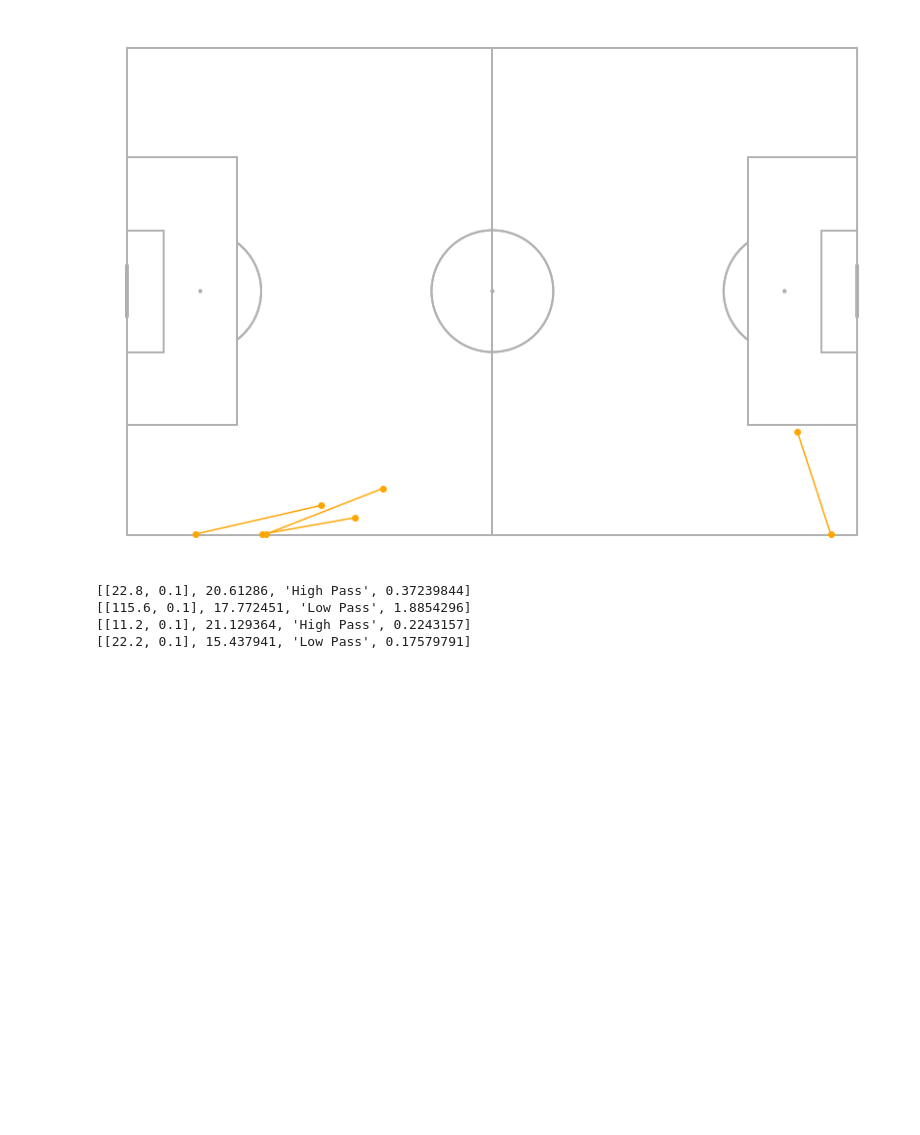
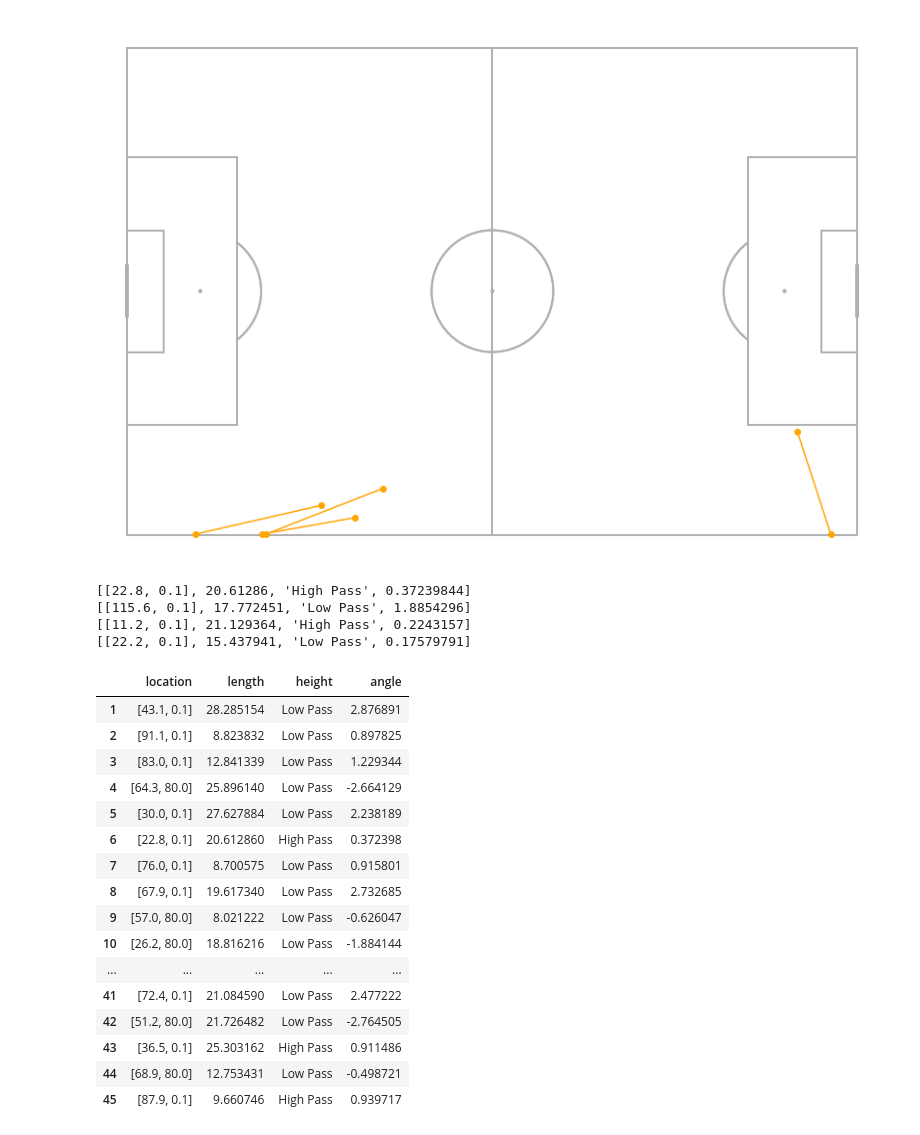
Before and after one commit to ryaa2020/Throw-ins-Gain-the-Upper-Hand, a Jupyter notebook: firstContact.ipynb, the cells around one changed output. Saved outputs shown, nothing was run; the diff lists cells and outputs as text; code cells hidden in the pictures; blank space fills up the shorter version.

```diff
--- a/firstContact.ipynb
+++ b/firstContact.ipynb
@@ -241,3 +240,26 @@ for loc in pass_info.values():
 [[115.6, 0.1], 17.772451, 'Low Pass', 1.8854296]
 [[11.2, 0.1], 21.129364, 'High Pass', 0.2243157]
 [[22.2, 0.1], 15.437941, 'Low Pass', 0.17579791]
+# %%
+# inputting pass information into a dataframe
+df_passInfo = pd.DataFrame.from_dict(pass_info,orient='index')
+df_passInfo.columns=['location','length','height','angle']
+df_passInfo
+# %% [output]
+|  | location | length | height | angle |
+| 1 | [43.1, 0.1] | 28.285154 | Low Pass | 2.876891 |
+| 2 | [91.1, 0.1] | 8.823832 | Low Pass | 0.897825 |
+| 3 | [83.0, 0.1] | 12.841339 | Low Pass | 1.229344 |
+| 4 | [64.3, 80.0] | 25.896140 | Low Pass | -2.664129 |
+| 5 | [30.0, 0.1] | 27.627884 | Low Pass | 2.238189 |
+| 6 | [22.8, 0.1] | 20.612860 | High Pass | 0.372398 |
+| 7 | [76.0, 0.1] | 8.700575 | Low Pass | 0.915801 |
+| 8 | [67.9, 0.1] | 19.617340 | Low Pass | 2.732685 |
+| 9 | [57.0, 80.0] | 8.021222 | Low Pass | -0.626047 |
+| 10 | [26.2, 80.0] | 18.816216 | Low Pass | -1.884144 |
+| ... | ... | ... | ... | ... |
+| 41 | [72.4, 0.1] | 21.084590 | Low Pass | 2.477222 |
+| 42 | [51.2, 80.0] | 21.726482 | Low Pass | -2.764505 |
+| 43 | [36.5, 0.1] | 25.303162 | High Pass | 0.911486 |
+| 44 | [68.9, 80.0] | 12.753431 | Low Pass | -0.498721 |
+| 45 | [87.9, 0.1] | 9.660746 | High Pass | 0.939717 |
```
Also changed, not shown: parts of 1 cell of this notebook, 1 other file.
